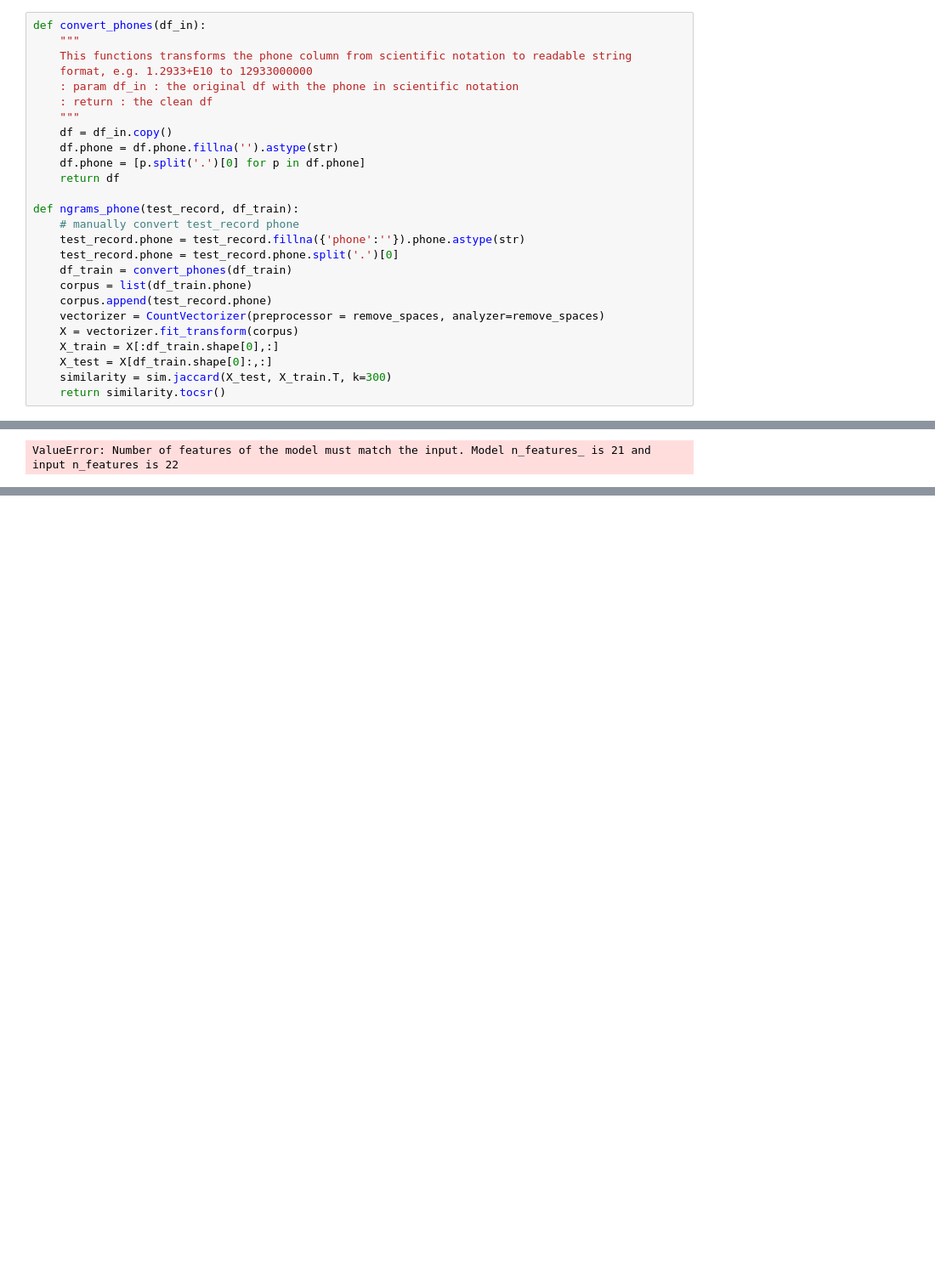
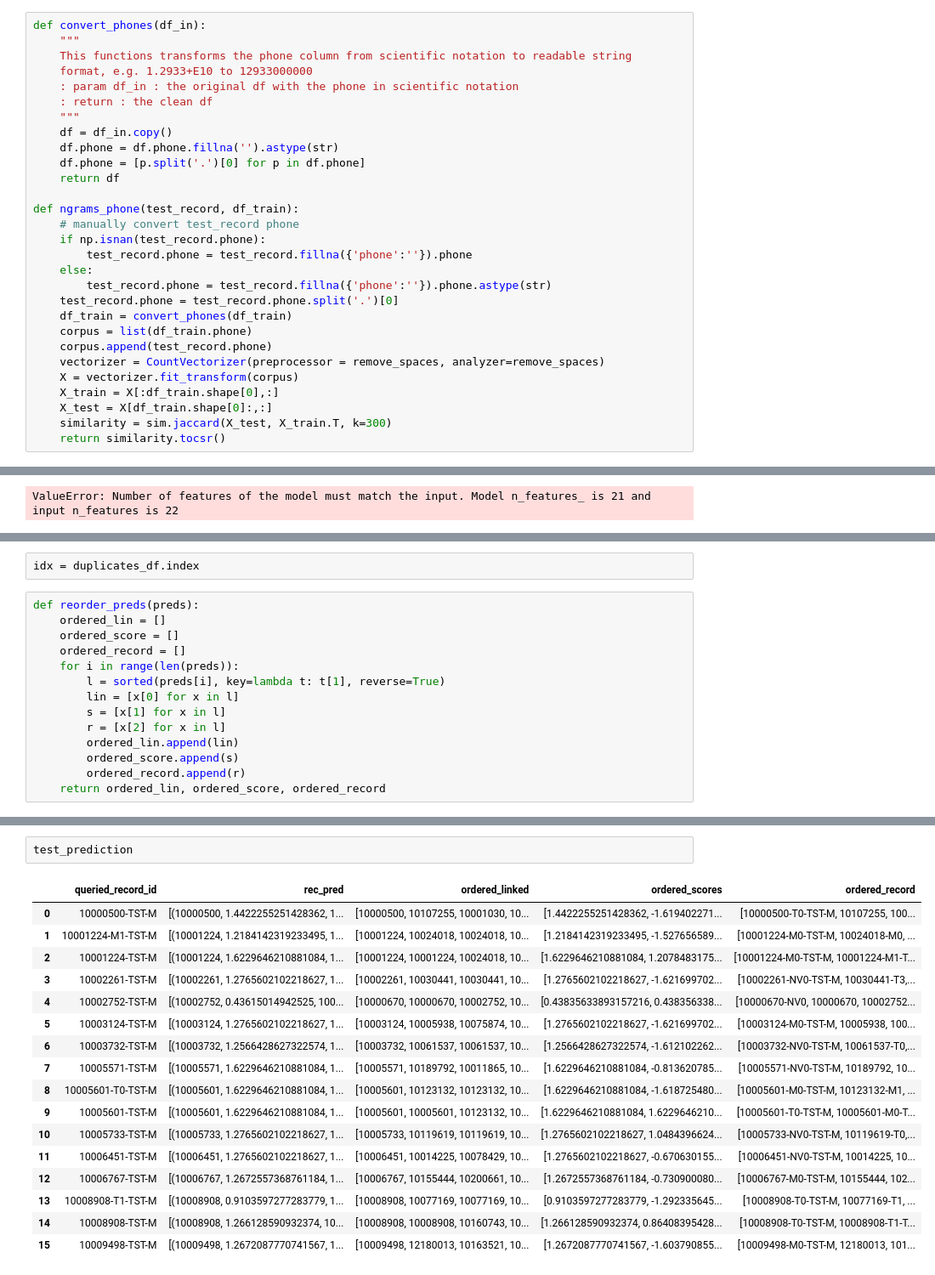
Before and after one commit to teomores/Oracle_HPC_contest, a Jupyter notebook: notebooks/Online Learning.ipynb, the cells around one changed output, grey strips where cells are left out. Shown at 85% size. Cells and saved outputs as stored; diff of their text form; blank space fills up the shorter version.

```diff
--- a/notebooks/Online Learning.ipynb
+++ b/notebooks/Online Learning.ipynb
@@ -93,7 +93,10 @@ def convert_phones(df_in):
 
 def ngrams_phone(test_record, df_train):
     # manually convert test_record phone
-    test_record.phone = test_record.fillna({'phone':''}).phone.astype(str)
+    if np.isnan(test_record.phone):
+        test_record.phone = test_record.fillna({'phone':''}).phone
+    else:
+        test_record.phone = test_record.fillna({'phone':''}).phone.astype(str)
     test_record.phone = test_record.phone.split('.')[0]
     df_train = convert_phones(df_train)
     corpus = list(df_train.phone)
@@ -423,0 +523,16 @@ ValueError: Number of features of the model must match the input. Model n_featur
+# %%
+idx = duplicates_df.index
+# %%
+def reorder_preds(preds):
+    ordered_lin = []
+    ordered_score = []
+    ordered_record = []
+    for i in range(len(preds)):
+        l = sorted(preds[i], key=lambda t: t[1], reverse=True)
+        lin = [x[0] for x in l]
+        s = [x[1] for x in l]
+        r = [x[2] for x in l]
+        ordered_lin.append(lin)
+        ordered_score.append(s)
+        ordered_record.append(r)
+    return ordered_lin, ordered_score, ordered_record
@@ -423,0 +598,20 @@ ValueError: Number of features of the model must match the input. Model n_featur
+# %%
+test_prediction
+# %% [output]
+|  | queried_record_id | rec_pred | ordered_linked | ordered_scores | ordered_record |
+| 0 | 10000500-TST-M | [(10000500, 1.4422255251428362, 1... | [10000500, 10107255, 10001030, 10... | [1.4422255251428362, -1.619402271... | [10000500-T0-TST-M, 10107255, 100... |
+| 1 | 10001224-M1-TST-M | [(10001224, 1.2184142319233495, 1... | [10001224, 10024018, 10024018, 10... | [1.2184142319233495, -1.527656589... | [10001224-M0-TST-M, 10024018-M0, ... |
+| 2 | 10001224-TST-M | [(10001224, 1.6229646210881084, 1... | [10001224, 10001224, 10024018, 10... | [1.6229646210881084, 1.2078483175... | [10001224-M0-TST-M, 10001224-M1-T... |
+| 3 | 10002261-TST-M | [(10002261, 1.2765602102218627, 1... | [10002261, 10030441, 10030441, 10... | [1.2765602102218627, -1.621699702... | [10002261-NV0-TST-M, 10030441-T3,... |
+| 4 | 10002752-TST-M | [(10002752, 0.43615014942525, 100... | [10000670, 10000670, 10002752, 10... | [0.43835633893157216, 0.438356338... | [10000670-NV0, 10000670, 10002752... |
+| 5 | 10003124-TST-M | [(10003124, 1.2765602102218627, 1... | [10003124, 10005938, 10075874, 10... | [1.2765602102218627, -1.621699702... | [10003124-M0-TST-M, 10005938, 100... |
+| 6 | 10003732-TST-M | [(10003732, 1.2566428627322574, 1... | [10003732, 10061537, 10061537, 10... | [1.2566428627322574, -1.612102262... | [10003732-NV0-TST-M, 10061537-T0,... |
+| 7 | 10005571-TST-M | [(10005571, 1.6229646210881084, 1... | [10005571, 10189792, 10011865, 10... | [1.6229646210881084, -0.813620785... | [10005571-NV0-TST-M, 10189792, 10... |
+| 8 | 10005601-T0-TST-M | [(10005601, 1.6229646210881084, 1... | [10005601, 10123132, 10123132, 10... | [1.6229646210881084, -1.618725480... | [10005601-M0-TST-M, 10123132-M1, ... |
+| 9 | 10005601-TST-M | [(10005601, 1.6229646210881084, 1... | [10005601, 10005601, 10123132, 10... | [1.6229646210881084, 1.6229646210... | [10005601-T0-TST-M, 10005601-M0-T... |
+| 10 | 10005733-TST-M | [(10005733, 1.2765602102218627, 1... | [10005733, 10119619, 10119619, 10... | [1.2765602102218627, 1.0484396624... | [10005733-NV0-TST-M, 10119619-T0,... |
+| 11 | 10006451-TST-M | [(10006451, 1.2765602102218627, 1... | [10006451, 10014225, 10078429, 10... | [1.2765602102218627, -0.670630155... | [10006451-NV0-TST-M, 10014225, 10... |
+| 12 | 10006767-TST-M | [(10006767, 1.2672557368761184, 1... | [10006767, 10155444, 10200661, 10... | [1.2672557368761184, -0.730900080... | [10006767-M0-TST-M, 10155444, 102... |
+| 13 | 10008908-T1-TST-M | [(10008908, 0.9103597277283779, 1... | [10008908, 10077169, 10077169, 10... | [0.9103597277283779, -1.292335645... | [10008908-T0-TST-M, 10077169-T1, ... |
+| 14 | 10008908-TST-M | [(10008908, 1.266128590932374, 10... | [10008908, 10008908, 10160743, 10... | [1.266128590932374, 0.86408395428... | [10008908-T0-TST-M, 10008908-T1-T... |
+| 15 | 10009498-TST-M | [(10009498, 1.2672087770741567, 1... | [10009498, 12180013, 10163521, 10... | [1.2672087770741567, -1.603790855... | [10009498-M0-TST-M, 12180013, 101... |
```
Also changed, not shown: parts of 20 cells of this notebook, 2 other files.
